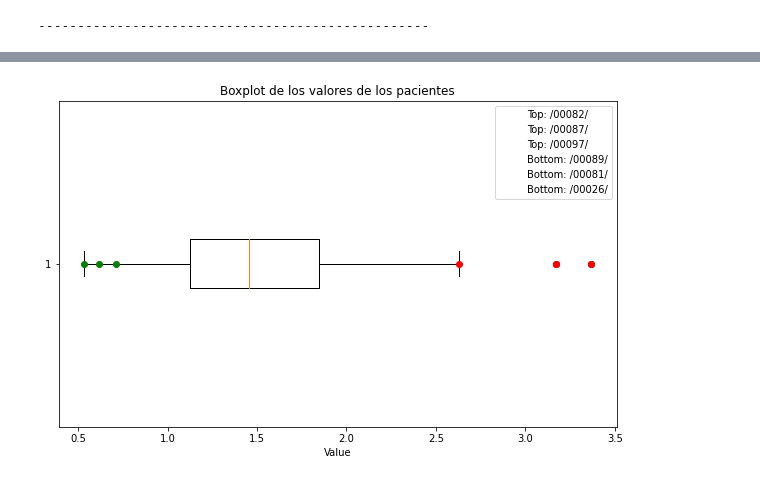
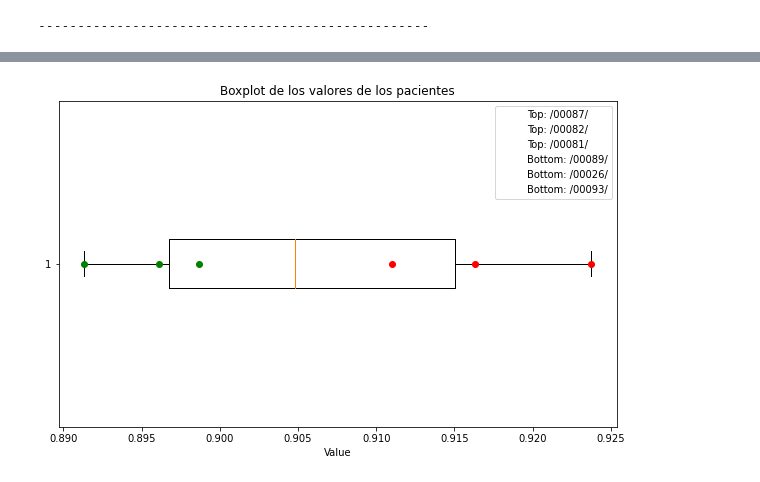
Before and after one commit to GabrielGausachs/EstimatePressureMaps-Degree-Final-Project, a Jupyter notebook: Code/evaluation.ipynb, the cells around one changed output, grey strips where cells are left out. Drawn from its saved outputs; the diff is of its cells as text; code cells hidden in the pictures.

```diff
--- a/Code/evaluation.ipynb
+++ b/Code/evaluation.ipynb
@@ -576,9 +576,9 @@ for pacient in pacients:
         print('Evaluation for pacient:',pacient)
         filter_dic = filter_files(dic_paths,pacient)
         # Create dataloader
-        test_loader = create_dataloader(filter_dic,p_data,transform)
+        test_loader = create_dataloader(filter_dic,p_data, weights,transform)
         # Do the evaluation
-        epoch_metric = evaluation(USE_PHYSICAL_DATA,model,model_file,m,test_loader,True,False)
+        epoch_metric = evaluation(USE_PHYSICAL_DATA,model,model_file,m,test_loader,True,False,cover)
         results_mse[pacient]=epoch_metric[0]
         results_pecs[pacient]=epoch_metric[1]
         print("-" * 50)
@@ -648 +648,35 @@ MSE - 2.62, PerCS - 0.90
 --------------------------------------------------
+# %%
+# Convertir el diccionario a un DataFrame de pandas
+df = pd.DataFrame(list(results_mse.items()), columns=['ID', 'Value'])
+
+# Crear el boxplot
+plt.figure(figsize=(10, 6))
+plt.boxplot(df['Value'], vert=False)
+plt.xlabel('Value',fontsize=12)
+plt.title('MSE boxplot for all the pacients', fontsize=18)
+
+# Identificar los top 3 y bottom 3
+top_3 = df.nlargest(3, 'Value')
+bottom_3 = df.nsmallest(3, 'Value')
+
+for i in range(top_3.shape[0]):
+    plt.plot(top_3.iloc[i]['Value'], 1, 'ro', markersize=8)
+
+for i in range(bottom_3.shape[0]):
+    plt.plot(bottom_3.iloc[i]['Value'], 1, 'go',markersize=8)
+
+# Crear líneas invisibles para la leyenda
+for index, row in top_3.iterrows():
+    plt.plot([], [], ' ', label=f"Lowest: {row['ID'].replace('/', '').lstrip('0')}")
+
+for index, row in bottom_3.iterrows():
+    plt.plot([], [], ' ', label=f"Highest: {row['ID'].replace('/', '').lstrip('0')}")
+
+
+
+# Añadir la leyenda
+plt.legend(loc='upper right',fontsize=12)
+
+# Mostrar el plot
+plt.show()
@@ -649,37 +685,37 @@ MSE - 2.62, PerCS - 0.90
 # %%
 # Convertir el diccionario a un DataFrame de pandas
-df = pd.DataFrame(list(results_mse.items()), columns=['ID', 'Value'])
+df = pd.DataFrame(list(results_pecs.items()), columns=['ID', 'Value'])
 
 # Crear el boxplot
 plt.figure(figsize=(10, 6))
 plt.boxplot(df['Value'], vert=False)
 plt.xlabel('Value')
 plt.title('Boxplot de los valores de los pacientes')
 
 # Identificar los top 3 y bottom 3
 top_3 = df.nlargest(3, 'Value')
 bottom_3 = df.nsmallest(3, 'Value')
 
 for i in range(top_3.shape[0]):
-    plt.plot(top_3.iloc[i]['Value'], 1, 'ro')
+    plt.plot(top_3.iloc[i]['Value'], 1, 'go')
 
 for i in range(bottom_3.shape[0]):
-    plt.plot(bottom_3.iloc[i]['Value'], 1, 'go')
+    plt.plot(bottom_3.iloc[i]['Value'], 1, 'ro')
 
 # Crear líneas invisibles para la leyenda
 for index, row in top_3.iterrows():
     plt.plot([], [], ' ', label=f"Top: {row['ID']}")
 
 for index, row in bottom_3.iterrows():
     plt.plot([], [], ' ', label=f"Bottom: {row['ID']}")
 
 # Añadir la leyenda
 plt.legend(loc='upper right')
 
 # Mostrar el plot
 plt.show()
 
 # Mostrar el plot
 plt.show()
 # %% [output]
-[figure, old version]
+[figure, new version]
```
Also changed, not shown: parts of 4 cells of this notebook, 1 other file.
